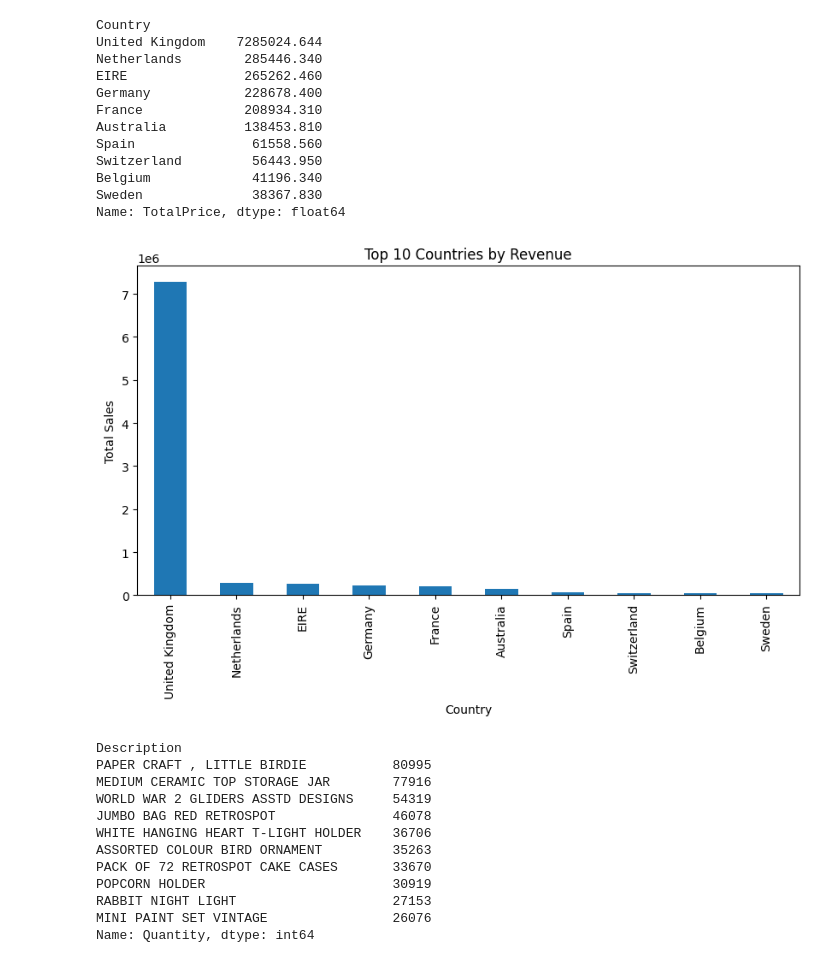
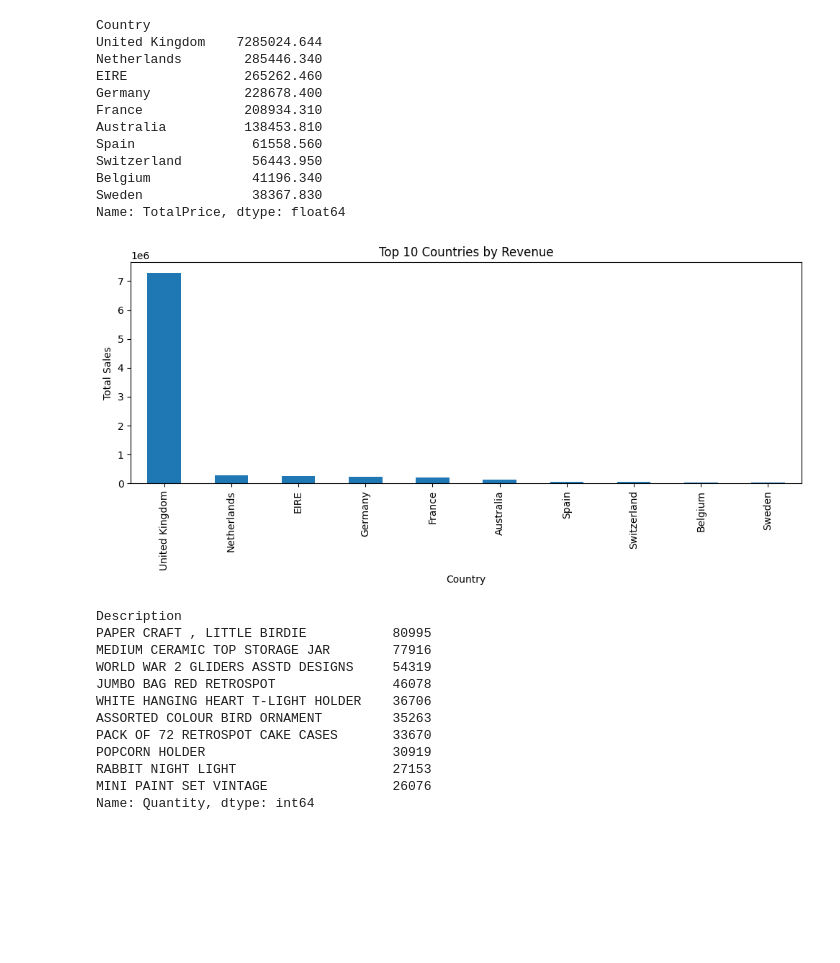
Before and after one commit to Sambavi-06/Customer-Behavior-Analysis, a Jupyter notebook: notebook/Customer_Behavior_Analysis.ipynb, the cells around one changed output. Drawn from its saved outputs; the diff is of its cells as text; code cells hidden in the pictures; blank space fills up the shorter version.

Commit message:
Added images and updated README

```diff
--- a/notebook/Customer_Behavior_Analysis.ipynb
+++ b/notebook/Customer_Behavior_Analysis.ipynb
@@ -15,8 +16,6 @@ import plotly.express as px
 # %% [markdown]
 ## 2. Load Dataset
 # %%
-from pathlib import Path
-
 candidate_paths = [
     Path('online_retail.csv'),
     Path('data/online_retail.csv'),
@@ -29,6 +28,11 @@ if data_path is None:
     raise FileNotFoundError("Could not find online_retail.csv. Checked: online_retail.csv, data/online_retail.csv, ../online_retail.csv, ../data/online_retail.csv")
 
 df = pd.read_csv(data_path)
+
+project_root = Path.cwd().resolve().parent if Path.cwd().name == 'notebook' else Path.cwd().resolve()
+images_dir = project_root / 'images'
+images_dir.mkdir(parents=True, exist_ok=True)
+
 df.head()
 # %% [output]
 |  | index | InvoiceNo | StockCode | Description | Quantity | InvoiceDate | UnitPrice | CustomerID | Country |
@@ -104,12 +108,14 @@ Name: TotalPrice, dtype: float64
 # %%
 plt.figure(figsize=(10,5))
 country_sales.head(10).plot(kind='bar')
 plt.title("Top 10 Countries by Revenue")
 plt.xlabel("Country")
 plt.ylabel("Total Sales")
+plt.tight_layout()
+plt.savefig(images_dir / 'sales_by_country.png', dpi=300, bbox_inches='tight')
 plt.show()
 # %% [output]
-[figure, old version]
+[figure, new version]
 # %%
 top_products = df.groupby('Description')['Quantity'].sum().sort_values(ascending=False)
 
```
Also changed, not shown: parts of 6 cells of this notebook, 6 other files.
